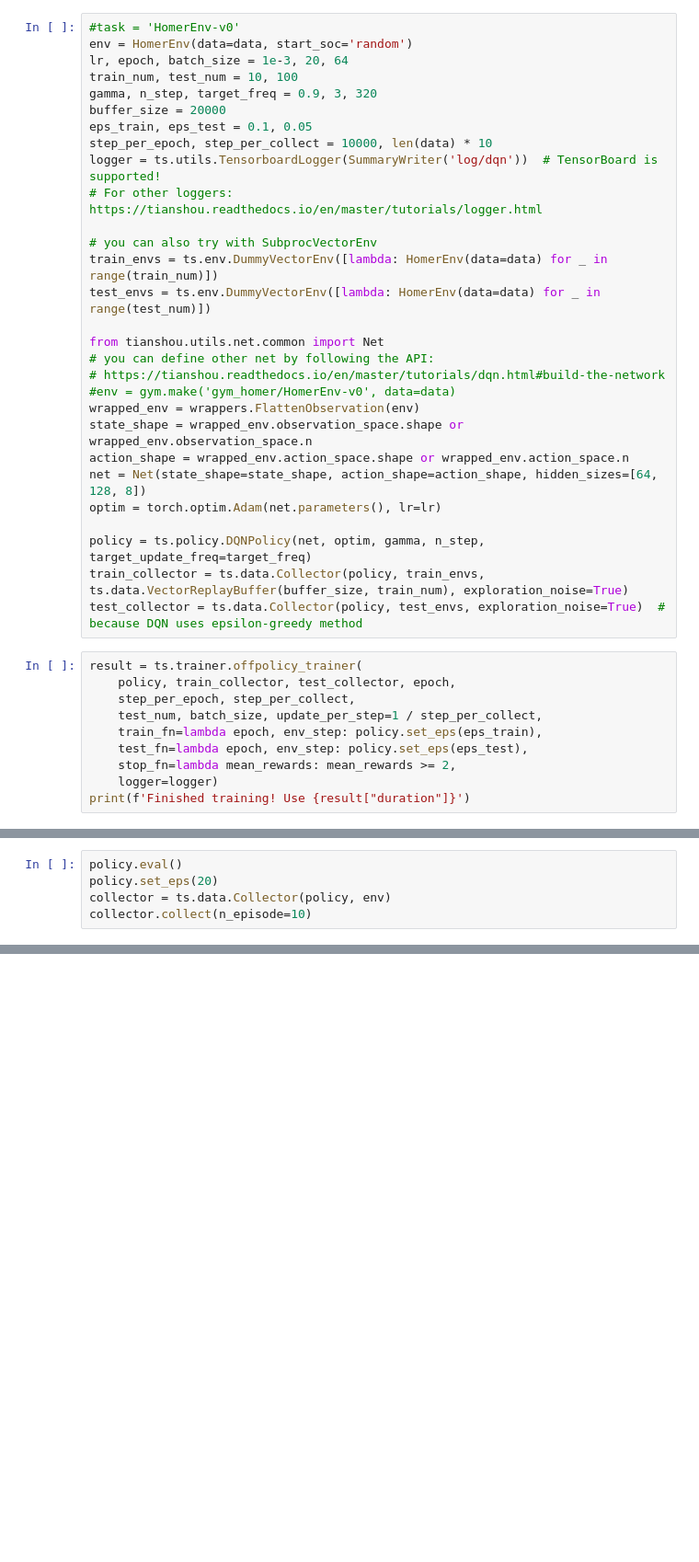
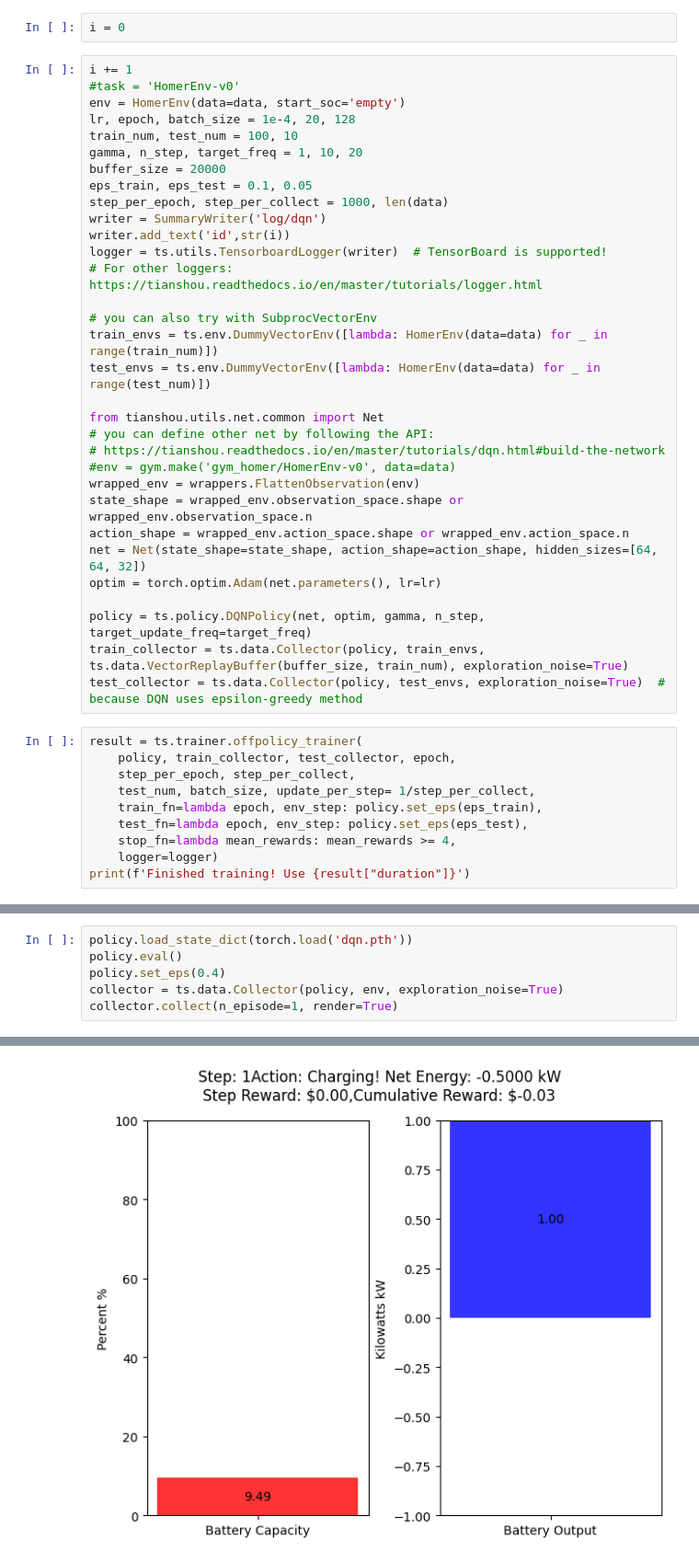
Before and after one commit to bcormier1/home-energy-optimizer, a Jupyter notebook: notebooks/TS Implementation.ipynb, the cells around one changed output, grey strips where cells are left out. Shown: that part at 92% size. Drawn from its saved outputs; the diff is of its cells as text; blank space fills up the shorter version.

```diff
--- a/notebooks/TS Implementation.ipynb
+++ b/notebooks/TS Implementation.ipynb
@@ -31,16 +33,21 @@ pd.DataFrame(data)
 | 9 | -1.000 | -0.000 | 0 | 0.0 | 1.0 | 0 | 0 | 0 | 0 | 0.5 | ... |
 | 10 | -0.866 | 0.500 | 0 | 0.0 | 1.0 | 0 | 0 | 0 | 0 | 0.5 | ... |
 | 11 | -0.500 | 0.866 | 0 | 0.0 | 1.0 | 0 | 0 | 0 | 0 | 0.5 | ... |
+# %%
+i = 0
 # %%
+i += 1
 #task = 'HomerEnv-v0'
-env = HomerEnv(data=data, start_soc='random')
-lr, epoch, batch_size = 1e-3, 20, 64
-train_num, test_num = 10, 100
-gamma, n_step, target_freq = 0.9, 3, 320
+env = HomerEnv(data=data, start_soc='empty')
+lr, epoch, batch_size = 1e-4, 20, 128
+train_num, test_num = 100, 10
+gamma, n_step, target_freq = 1, 10, 20
 buffer_size = 20000
 eps_train, eps_test = 0.1, 0.05
-step_per_epoch, step_per_collect = 10000, len(data) * 10
-logger = ts.utils.TensorboardLogger(SummaryWriter('log/dqn'))  # TensorBoard is supported!
+step_per_epoch, step_per_collect = 1000, len(data)
+writer = SummaryWriter('log/dqn')
+writer.add_text('id',str(i))
+logger = ts.utils.TensorboardLogger(writer)  # TensorBoard is supported!
 # For other loggers: https://tianshou.readthedocs.io/en/master/tutorials/logger.html
 
 # you can also try with SubprocVectorEnv
@@ -54,7 +61,7 @@ from tianshou.utils.net.common import Net
 wrapped_env = wrappers.FlattenObservation(env)
 state_shape = wrapped_env.observation_space.shape or wrapped_env.observation_space.n
 action_shape = wrapped_env.action_space.shape or wrapped_env.action_space.n
-net = Net(state_shape=state_shape, action_shape=action_shape, hidden_sizes=[64, 128, 8])
+net = Net(state_shape=state_shape, action_shape=action_shape, hidden_sizes=[64, 64, 32])
 optim = torch.optim.Adam(net.parameters(), lr=lr)
 
 policy = ts.policy.DQNPolicy(net, optim, gamma, n_step, target_update_freq=target_freq)
@@ -64,10 +71,10 @@ test_collector = ts.data.Collector(policy, test_envs, exploration_noise=True)  #
 result = ts.trainer.offpolicy_trainer(
     policy, train_collector, test_collector, epoch,
     step_per_epoch, step_per_collect,
-    test_num, batch_size, update_per_step=1 / step_per_collect,
+    test_num, batch_size, update_per_step= 1/step_per_collect,
     train_fn=lambda epoch, env_step: policy.set_eps(eps_train),
     test_fn=lambda epoch, env_step: policy.set_eps(eps_test),
-    stop_fn=lambda mean_rewards: mean_rewards >= 2,
+    stop_fn=lambda mean_rewards: mean_rewards >= 4,
     logger=logger)
 print(f'Finished training! Use {result["duration"]}')
 # %% [output]
@@ -87,6 +111,7 @@ Epoch #6: test_reward: 1.757750 ± 0.648139, best_reward: 1.757750 ± 0.648139 i
 # %%
+policy.load_state_dict(torch.load('dqn.pth'))
 policy.eval()
-policy.set_eps(20)
-collector = ts.data.Collector(policy, env)
-collector.collect(n_episode=10)
+policy.set_eps(0.4)
+collector = ts.data.Collector(policy, env, exploration_noise=True)
+collector.collect(n_episode=1, render=True)
 # %% [output]
@@ -102 +126,2 @@ collector.collect(n_episode=10)
  'len_std': 0.0}
+[figure, added]
```
Also changed, not shown: parts of 9 cells of this notebook, 40 other files.
